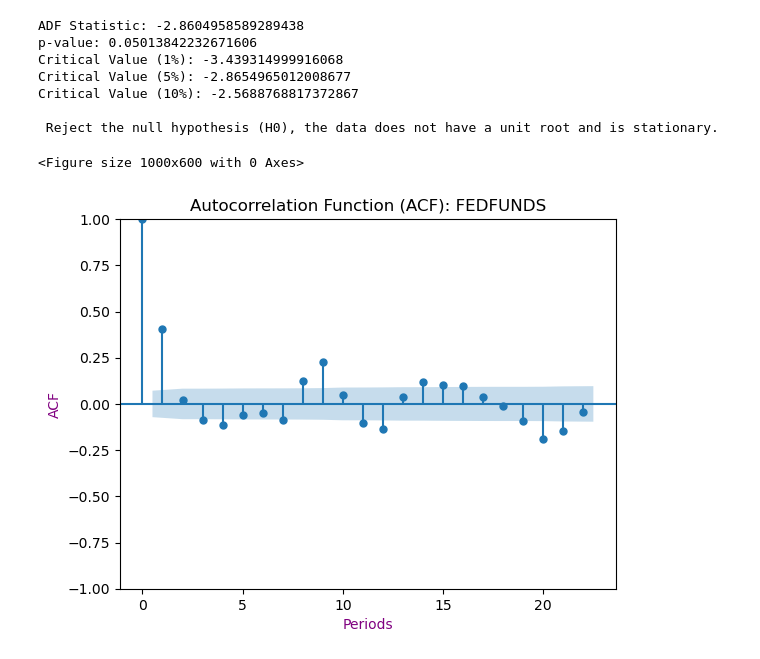
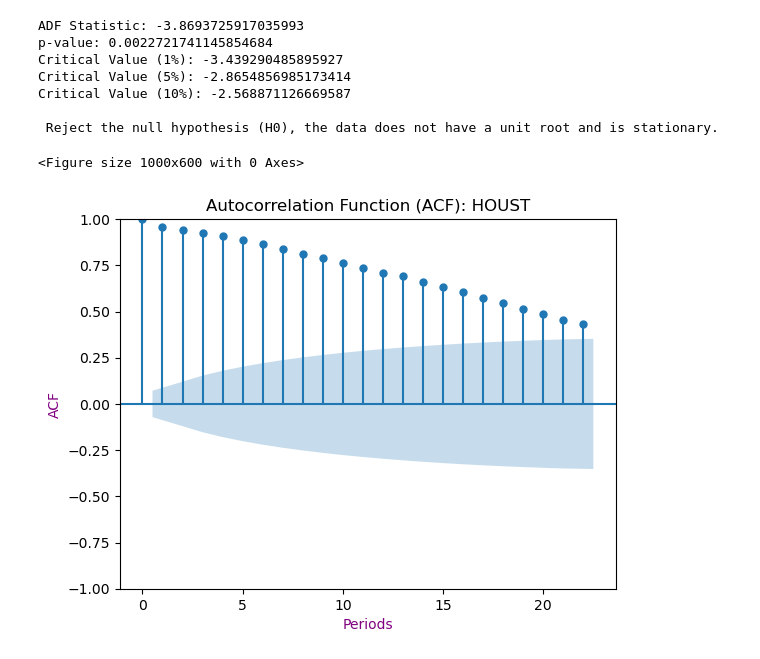
Before and after one commit to Engineer194/Analysis-of-the-US-Economy---Part-2, a Jupyter notebook: calculations.ipynb, the cells around one changed output. Cells and saved outputs as stored; diff of their text form; code cells hidden in the pictures.

```diff
--- a/calculations.ipynb
+++ b/calculations.ipynb
@@ -10,7 +10,7 @@ from statsmodels.tsa.stattools import adfuller
 # %%
 collected_data = pd.read_csv('data/collected_data.csv') # Read the CSV file
 
-keep_col = ['sahm', 'indpro', 'sp500', 'tr10', 't10yff', 'unrate', 'pcepi', 'payems', 'fedfunds', 'recession']
+keep_col = ['sahm', 'indpro', 'sp500', 'tr10', 't10yff', 'unrate', 'pcepi', 'payems', 'houst', 'recession']
 all_data = collected_data[keep_col]
 del collected_data
 
@@ -335,39 +335,39 @@ Critical Value (10%): -2.568831705010152
 [figure]
 # %%
 # We select the column we want to analyze.
-time_series = all_data['fedfunds'].copy()
+time_series = all_data['houst'].copy()
 # Checking for stationarity with the ADF test.
 result = adfuller(time_series)
 print('ADF Statistic:', result[0])
 print('p-value:', result[1])
 for key, value in result[4].items():
     print('Critical Value ({}): {}'.format(key, value))
 
 # Differentiation of the time series:
 # If the time series is not stationary, we can make it stationary by differentiation!
 # time_series.diff().dropna()
 if result[1] > 0.05:  # If the p-value is greater than 0.05, the series is not stationary.
     time_series = time_series.diff().dropna()
 
 if result[1] > 0.05014:
     print('\n Fail to reject the null hypothesis (H0), the data has a unit root and is non-stationary. \n')
 else:
     print('\n Reject the null hypothesis (H0), the data does not have a unit root and is stationary. \n')
 
 # Autocorrelation study (ACF)
 plt.figure(figsize=(10, 6))
 plot_acf(time_series, lags=22) # We want to see the autocorrelation for up to 22 lag periods.
-plt.title('Autocorrelation Function (ACF): FEDFUNDS')
+plt.title('Autocorrelation Function (ACF): HOUST')
 plt.xlabel("Periods", color = "purple")
 plt.ylabel("ACF", color = "purple")
 plt.show()
 # %% [output]
-ADF Statistic: -2.8604958589289438
-p-value: 0.05013842232671606
-Critical Value (1%): -3.439314999916068
-Critical Value (5%): -2.8654965012008677
-Critical Value (10%): -2.5688768817372867
+ADF Statistic: -3.8693725917035993
+p-value: 0.0022721741145854684
+Critical Value (1%): -3.439290485895927
+Critical Value (5%): -2.8654856985173414
+Critical Value (10%): -2.568871126669587
 
  Reject the null hypothesis (H0), the data does not have a unit root and is stationary.
 <Figure size 1000x600 with 0 Axes>
-[figure, old version]
+[figure, new version]
```
Also changed, not shown: parts of 9 cells of this notebook.
